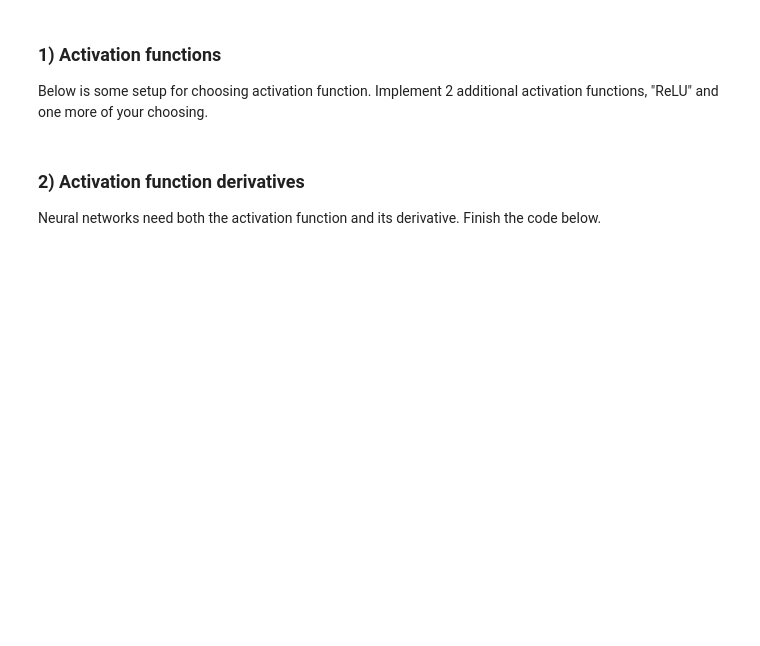
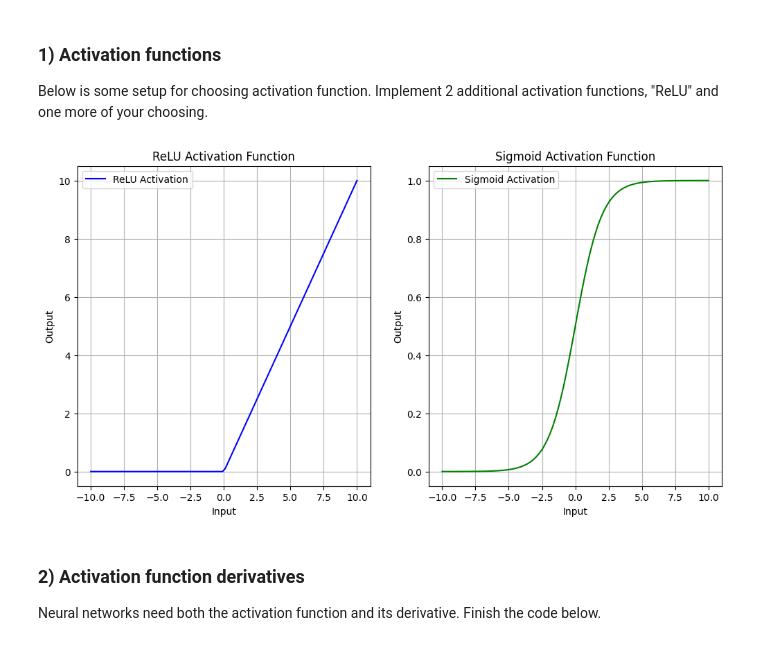
Before and after one commit to iM0ritz/MachineLearning, a Jupyter notebook: Assignment3/ML-Assignment 3-Moritz_Schlitter-Ben_Ertugrul.ipynb, the cells around one changed output. Drawn from its saved outputs; the diff is of its cells as text; code cells hidden in the pictures; blank space fills up the shorter version.

```diff
--- a/Assignment3/ML-Assignment 3-Moritz_Schlitter-Ben_Ertugrul.ipynb
+++ b/Assignment3/ML-Assignment 3-Moritz_Schlitter-Ben_Ertugrul.ipynb
@@ -47,14 +47,34 @@ def activate(activations, selected_function = "none"):
     if selected_function == "none":
         y = activations
     elif selected_function == "relu" :
-        # TODO: Implement the "ReLU" activation function
-        ...
-    elif selected_function == ... :
-        # TODO: Implement another activation function activation function of your own choice.
-        ...
+        y = np.maximum(0, activations)
+    elif selected_function == "sigmoid" :
+        y = 1 / (1 + np.exp(-activations))
     return y
 # %%
 # TODO Test your activation functions, is the returning values what you expect?
+x = np.linspace(-10, 10, 100)
+y_relu = activate(x, selected_function="relu")
+y_sigmoid = activate(x, selected_function="sigmoid")
+
+plt.figure(figsize=(12, 6))
+plt.subplot(1, 2, 1)
+plt.plot(x, y_relu, label='ReLU Activation', color='blue')
+plt.title('ReLU Activation Function')
+plt.xlabel('Input')
+plt.ylabel('Output')
+plt.grid()
+plt.legend()
+plt.subplot(1, 2, 2)
+plt.plot(x, y_sigmoid, label='Sigmoid Activation', color='green')
+plt.title('Sigmoid Activation Function')
+plt.xlabel('Input')
+plt.ylabel('Output')
+plt.grid()
+plt.legend()
+plt.show()
+# %% [output]
+[figure, added]
 # %% [markdown]
 ### 2) Activation function derivatives
 
```
Also changed, not shown: parts of 6 cells of this notebook.
